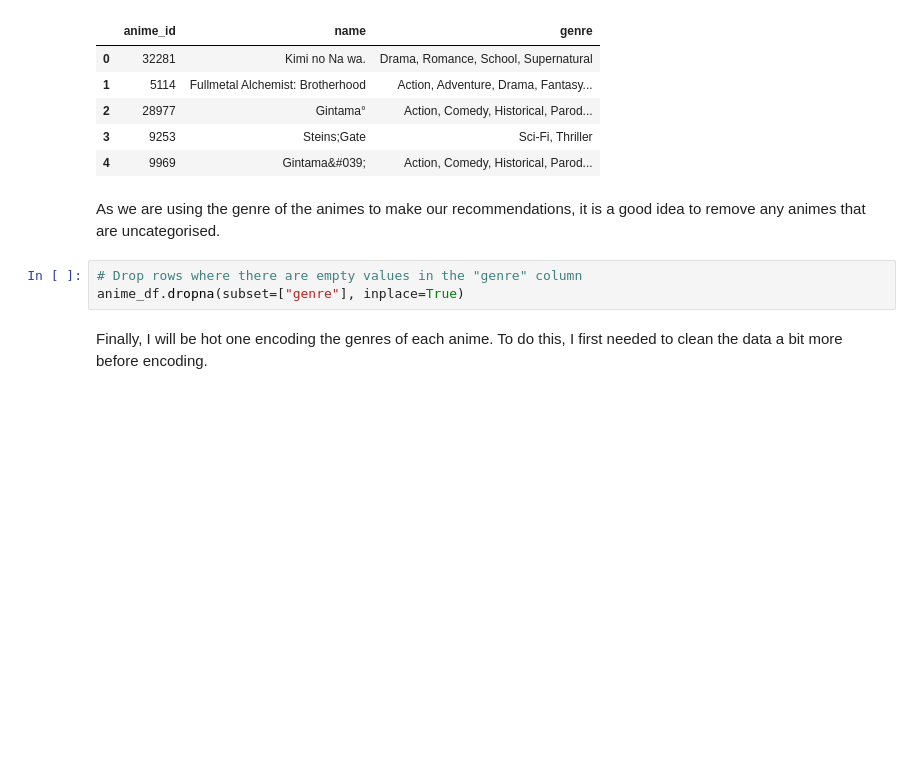
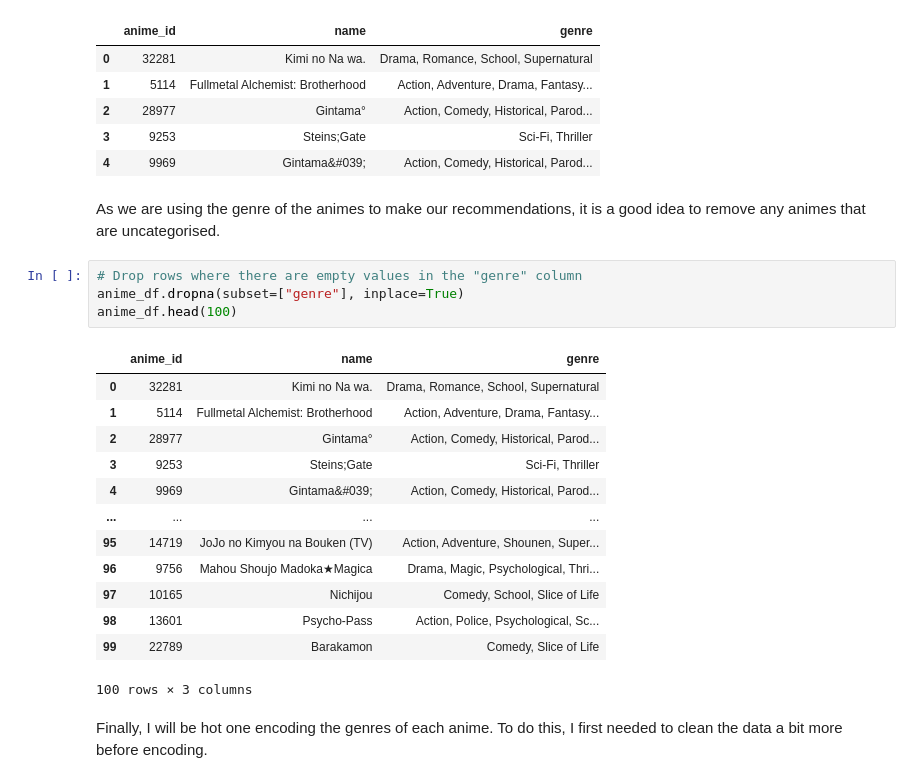
Before and after one commit to dikshamagotra123/ADT_Project, a Jupyter notebook: Content Based Filtering.ipynb, the cells around one changed output. Drawn from its saved outputs; the diff is of its cells as text; blank space fills up the shorter version.

```diff
--- a/Content Based Filtering.ipynb
+++ b/Content Based Filtering.ipynb
@@ -42,6 +42,21 @@ As we are using the genre of the animes to make our recommendations, it is a goo
 # %%
 # Drop rows where there are empty values in the "genre" column
 anime_df.dropna(subset=["genre"], inplace=True)
+anime_df.head(100)
+# %% [output]
+|  | anime_id | name | genre |
+| 0 | 32281 | Kimi no Na wa. | Drama, Romance, School, Supernatural |
+| 1 | 5114 | Fullmetal Alchemist: Brotherhood | Action, Adventure, Drama, Fantasy... |
+| 2 | 28977 | Gintama° | Action, Comedy, Historical, Parod... |
+| 3 | 9253 | Steins;Gate | Sci-Fi, Thriller |
+| 4 | 9969 | Gintama&#039; | Action, Comedy, Historical, Parod... |
+| ... | ... | ... | ... |
+| 95 | 14719 | JoJo no Kimyou na Bouken (TV) | Action, Adventure, Shounen, Super... |
+| 96 | 9756 | Mahou Shoujo Madoka★Magica | Drama, Magic, Psychological, Thri... |
+| 97 | 10165 | Nichijou | Comedy, School, Slice of Life |
+| 98 | 13601 | Psycho-Pass | Action, Police, Psychological, Sc... |
+| 99 | 22789 | Barakamon | Comedy, Slice of Life |
+100 rows × 3 columns
 # %% [markdown]
 Finally, I will be hot one encoding the genres of each anime. To do this, I first needed to clean the data a bit more before encoding.
 # %%
```
Also changed, not shown: parts of 7 cells of this notebook, 3 other files.
